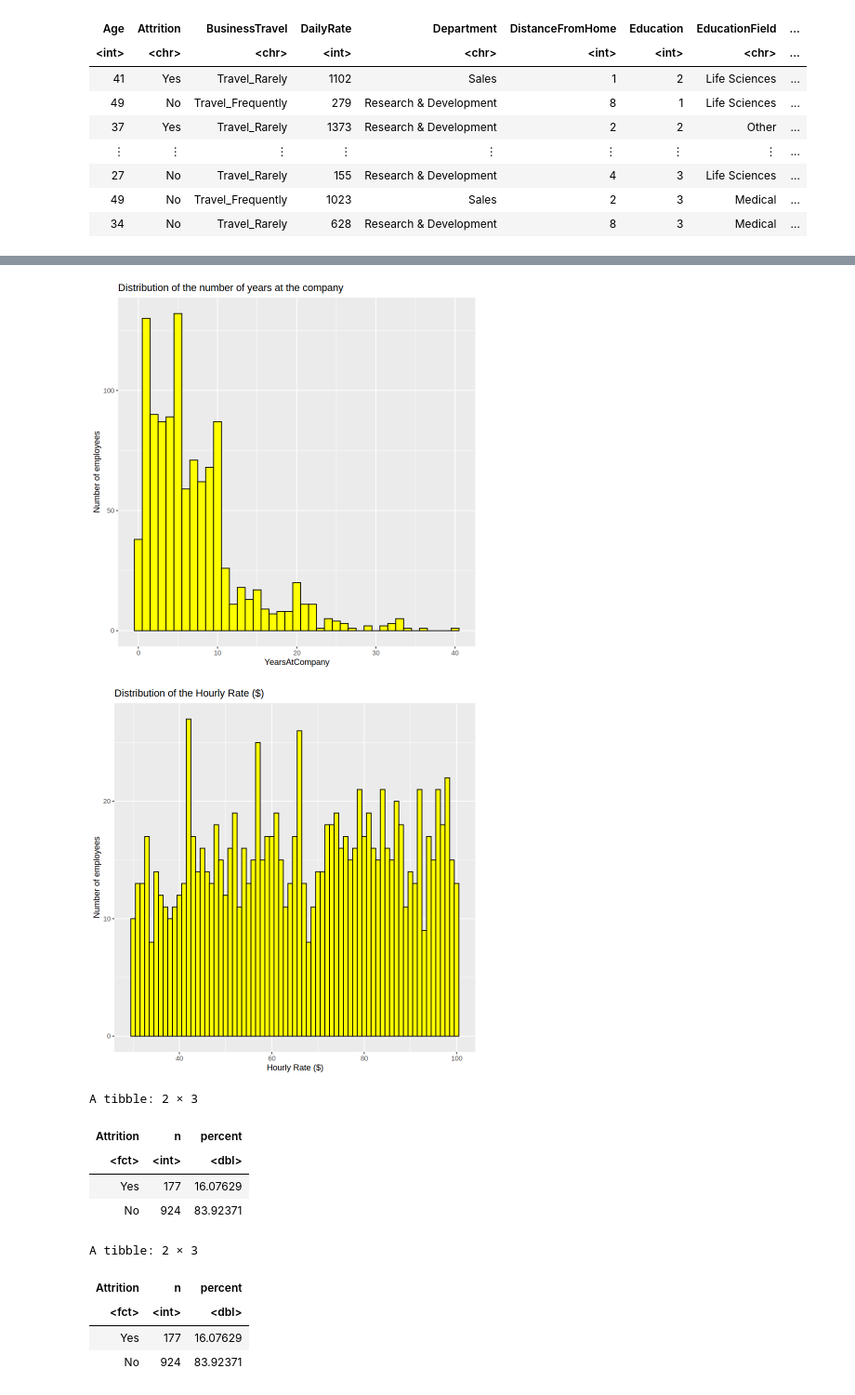
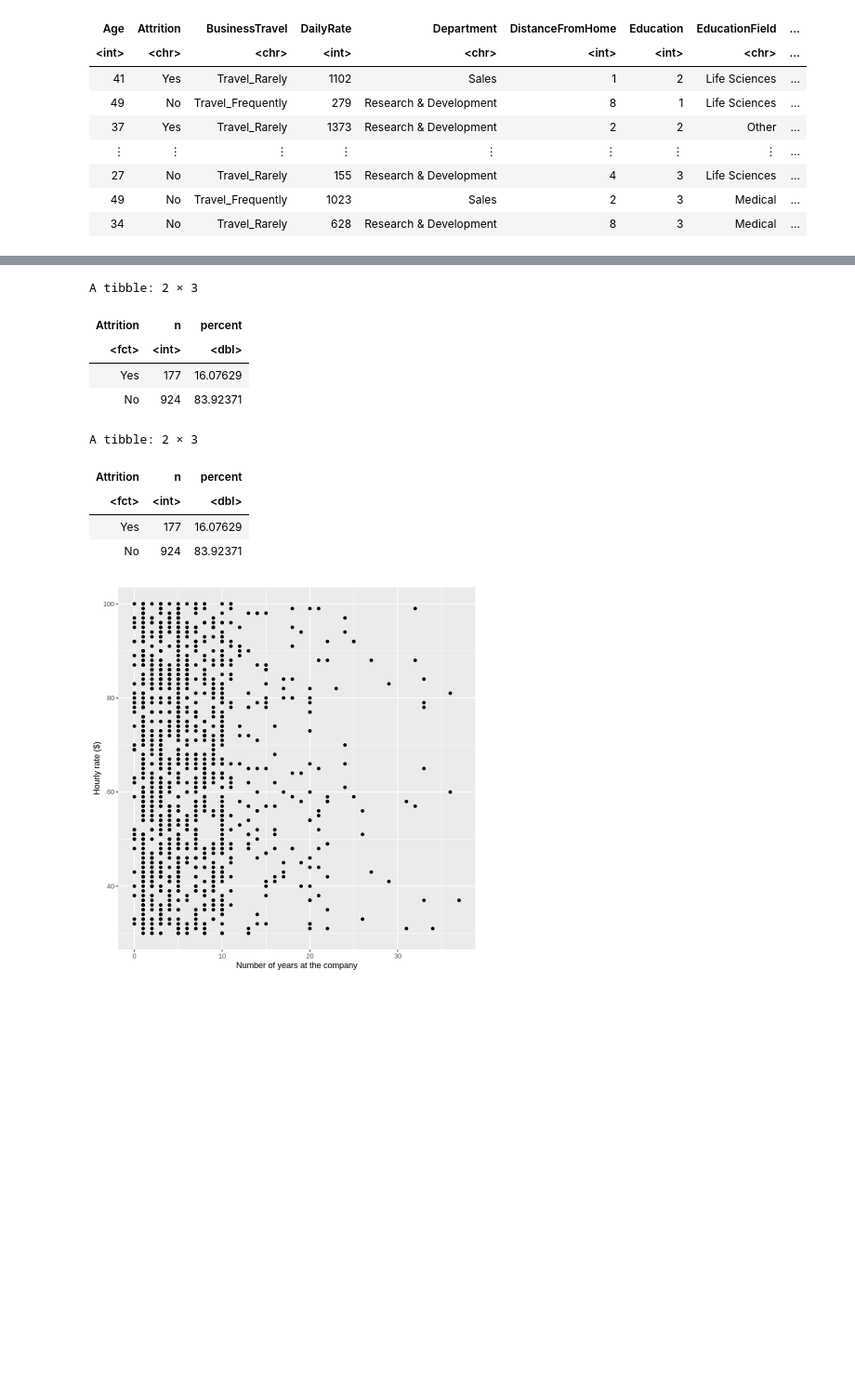
Before and after one commit to wenshanli1231/DSCI-Group-Project, a Jupyter notebook: Project Proposal.ipynb, the cells around one changed output, grey strips where cells are left out. Shown: that part at 93% size. Saved outputs shown, nothing was run; the diff lists cells and outputs as text; code cells hidden in the pictures; blank space fills up the shorter version.

```diff
--- a/Project Proposal.ipynb
+++ b/Project Proposal.ipynb
@@ -97,45 +118,33 @@ A tibble: 2 × 5
-# %%
-attrition_plot_years_at_company <- ggplot(attrition_train, aes(x = YearsAtCompany)) +
-            geom_histogram(binwidth = 1, fill = "yellow", color = "black") +
-            ylab("Number of employees") +  #Standarized or unstandardized
-            labs(title = "Distribution of the number of years at the company")
-
-
-attrition_plot_years_at_company
-
-
-attrition_plot_hourly_rate <- ggplot(attrition_train, aes(x = HourlyRate)) +
-            geom_histogram(binwidth = 1, fill = "yellow", color = "black") +
-            xlab("Hourly Rate ($)") +
-            ylab("Number of employees") +  #Standarized or unstandardized
-            labs(title = "Distribution of the Hourly Rate ($)")
-
-attrition_plot_hourly_rate
-# %% [output]
-[figure, removed]
-[figure, removed]
 # %%
 attrition_proportions <- attrition_train |>
                       group_by(Attrition) |>
                       summarize(n = n()) |>
                       mutate(percent = 100*n/nrow(attrition_train))
 
 attrition_proportions
 
 attrition_proportions_train <- attrition_train |>
                       group_by(Attrition) |>
                       summarize(n = n()) |>
                       mutate(percent = 100*n/nrow(attrition_train))
 
 attrition_proportions_train
+
+attrition_plot <- ggplot(attrition_train, aes(x = YearsAtCompany, y = HourlyRate)) +
+            geom_point() +
+            xlab("Number of years at the company") +
+            ylab("Hourly rate ($)")
+
+attrition_plot
 # %% [output]
 A tibble: 2 × 3
 | Attrition | n | percent |
 | <fct> | <int> | <dbl> |
 | Yes | 177 | 16.07629 |
 | No | 924 | 83.92371 |
 A tibble: 2 × 3
 | Attrition | n | percent |
 | <fct> | <int> | <dbl> |
 | Yes | 177 | 16.07629 |
 | No | 924 | 83.92371 |
+[figure, added]
```
Also changed, not shown: parts of 5 cells of this notebook.
